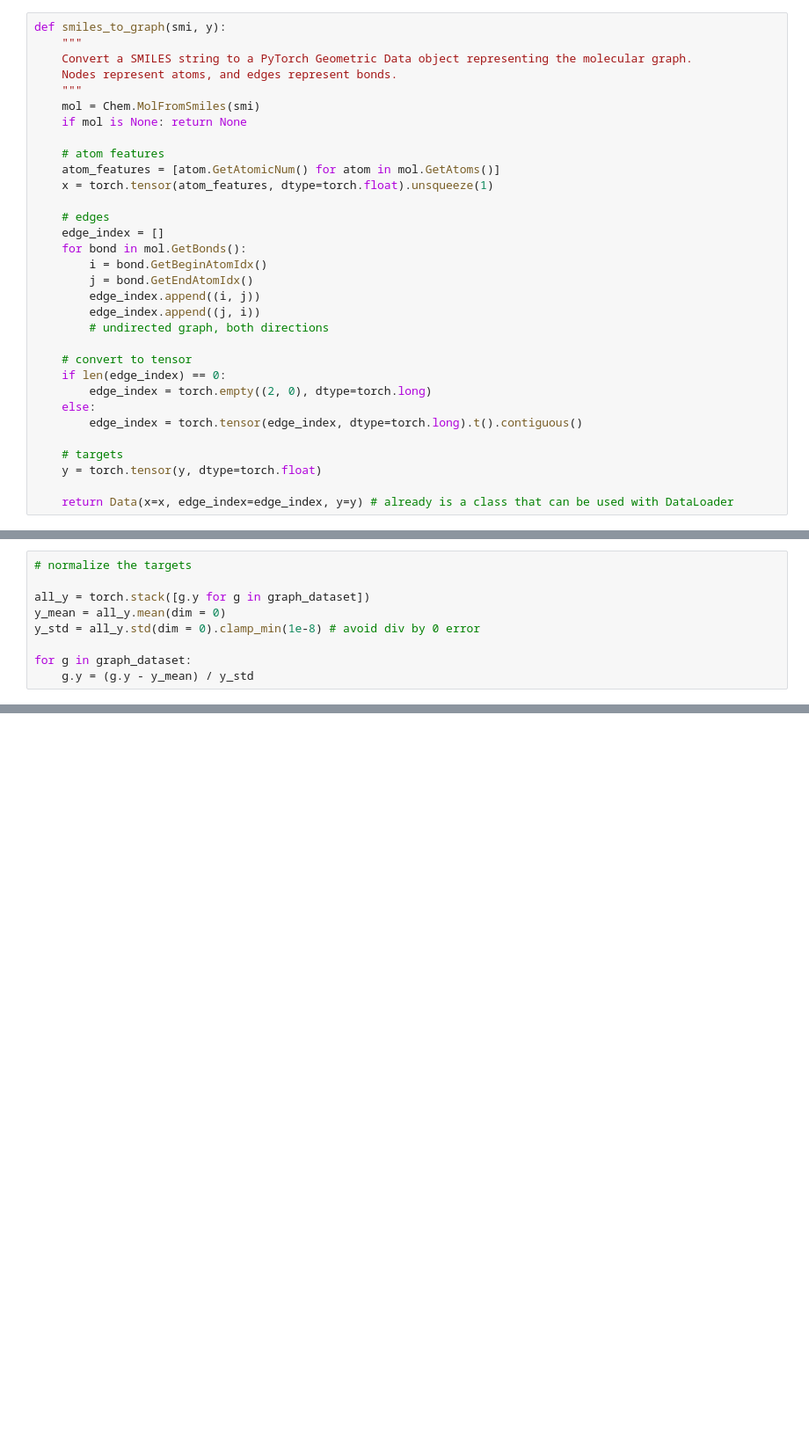
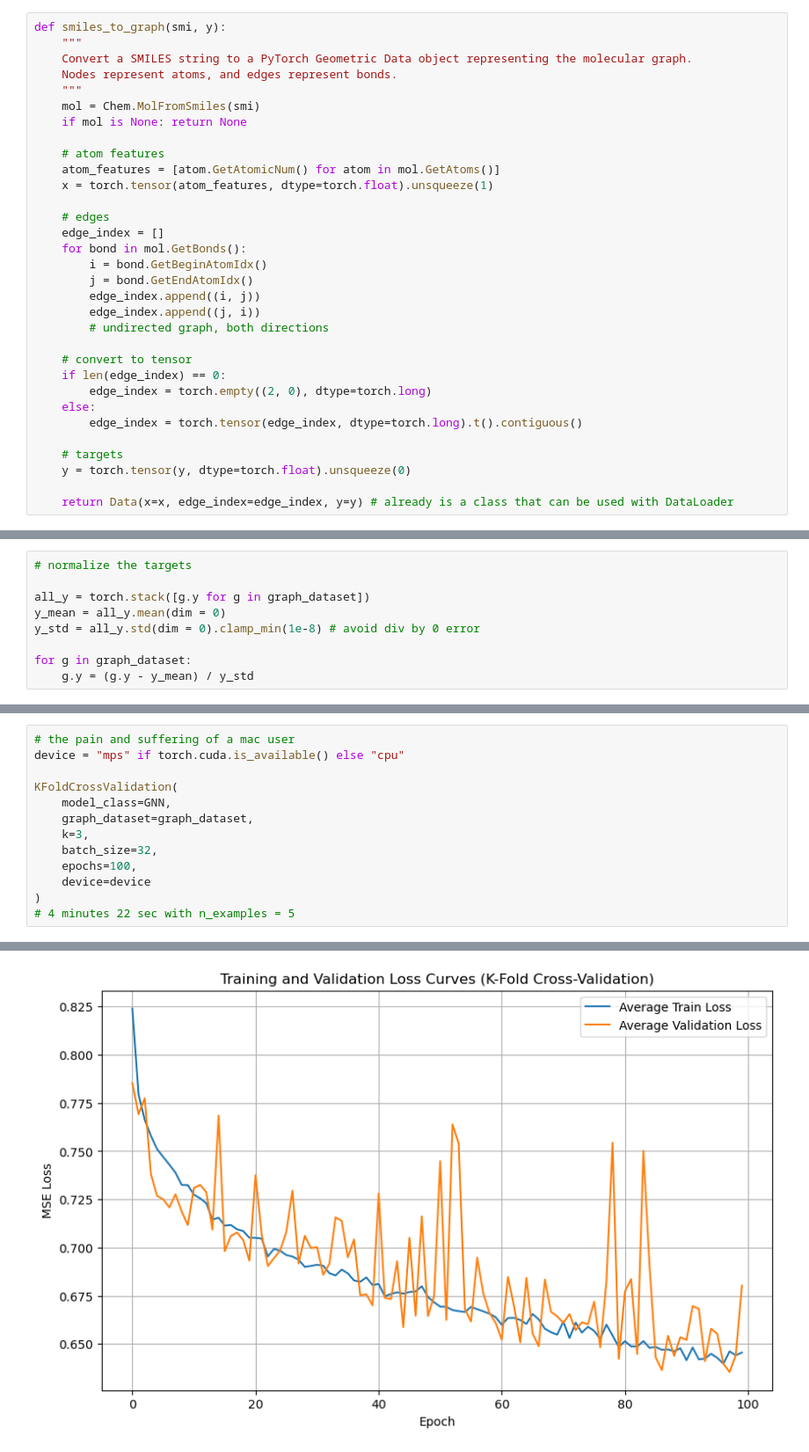
Before and after one commit to joshuatree-hub/Chem-C242-Final-Project-Organic-Reactions, a Jupyter notebook: gnn_and_decision_tree.ipynb, the cells around one changed output, grey strips where cells are left out. Shown at 88% size. Saved outputs shown, nothing was run; the diff lists cells and outputs as text; blank space fills up the shorter version.

```diff
--- a/gnn_and_decision_tree.ipynb
+++ b/gnn_and_decision_tree.ipynb
@@ -127,7 +151,7 @@ def smiles_to_graph(smi, y):
         edge_index = torch.tensor(edge_index, dtype=torch.long).t().contiguous()
 
     # targets
-    y = torch.tensor(y, dtype=torch.float)
+    y = torch.tensor(y, dtype=torch.float).unsqueeze(0)
 
     return Data(x=x, edge_index=edge_index, y=y) # already is a class that can be used with DataLoader
 # %%
@@ -295,0 +409,14 @@ class Trainer:
+# %%
+# the pain and suffering of a mac user
+device = "mps" if torch.cuda.is_available() else "cpu"
+
+KFoldCrossValidation(
+    model_class=GNN,
+    graph_dataset=graph_dataset,
+    k=3,
+    batch_size=32,
+    epochs=100,
+    device=device
+)
+# 4 minutes 22 sec with n_examples = 5
+# %% [output]
@@ -295,0 +437 @@ class Trainer:
+[figure, added]
```
Also changed, not shown: parts of 17 cells of this notebook, 1 other file.
